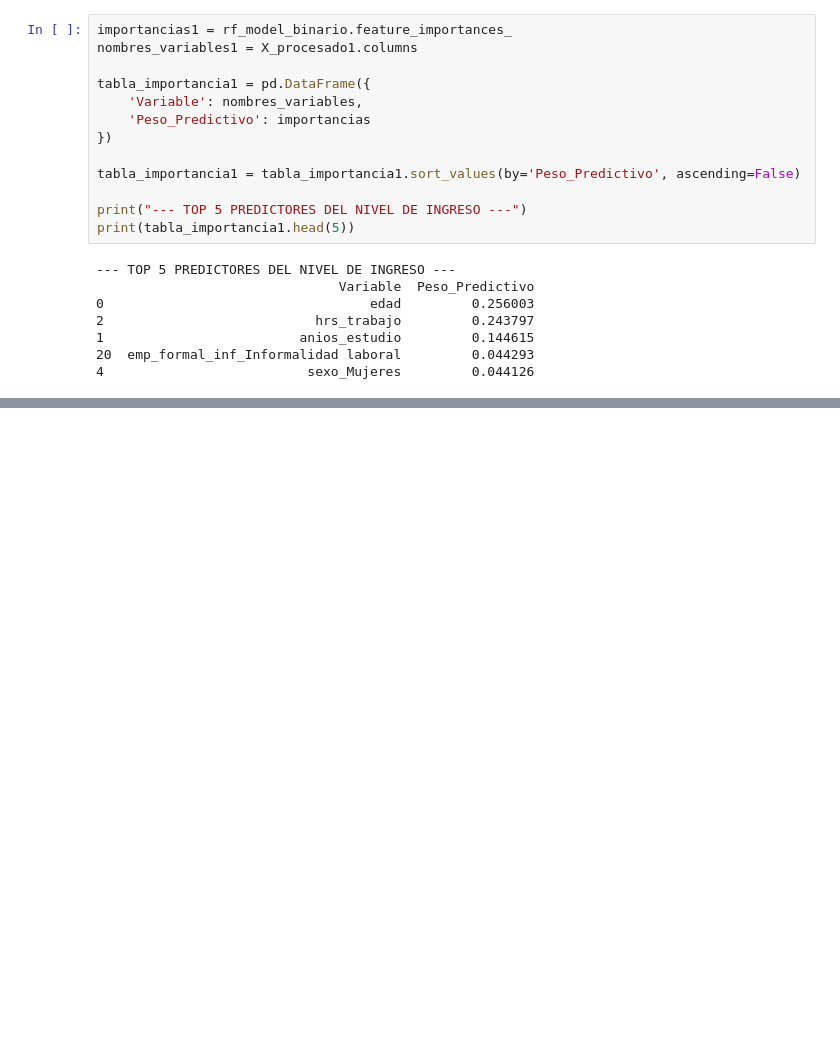
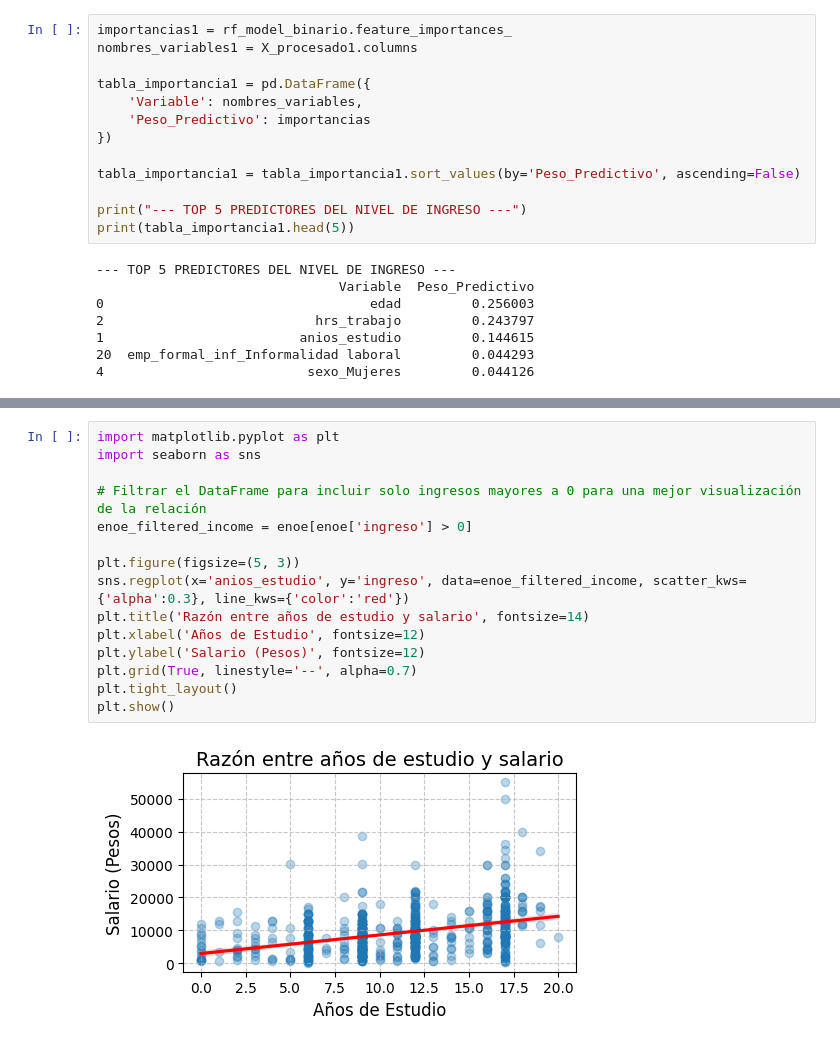
Before and after one commit to dr-dlr/ENOE, a Jupyter notebook: Tesis_ok.ipynb, the cells around one changed output, grey strips where cells are left out. Saved outputs shown, nothing was run; the diff lists cells and outputs as text; blank space fills up the shorter version.

```diff
--- a/Tesis_ok.ipynb
+++ b/Tesis_ok.ipynb
@@ -576,0 +574,17 @@ print(tabla_importancia1.head(5))
+# %%
+import matplotlib.pyplot as plt
+import seaborn as sns
+
+# Filtrar el DataFrame para incluir solo ingresos mayores a 0 para una mejor visualización de la relación
+enoe_filtered_income = enoe[enoe['ingreso'] > 0]
+
+plt.figure(figsize=(5, 3))
+sns.regplot(x='anios_estudio', y='ingreso', data=enoe_filtered_income, scatter_kws={'alpha':0.3}, line_kws={'color':'red'})
+plt.title('Razón entre años de estudio y salario', fontsize=14)
+plt.xlabel('Años de Estudio', fontsize=12)
+plt.ylabel('Salario (Pesos)', fontsize=12)
+plt.grid(True, linestyle='--', alpha=0.7)
+plt.tight_layout()
+plt.show()
+# %% [output]
+[figure, added]
```
Also changed, not shown: parts of 3 cells of this notebook.
